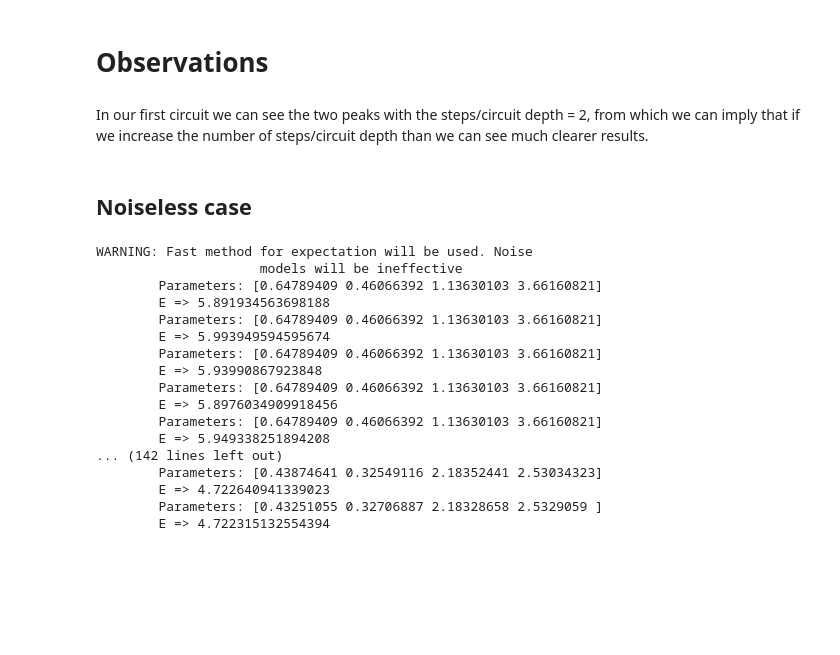
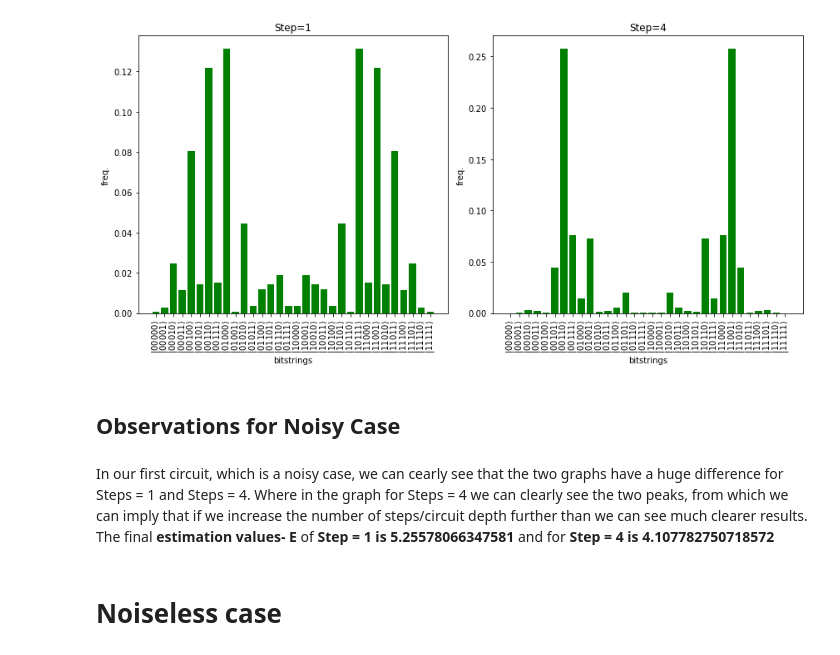
Before and after one commit to usmanmunara/QOSF_QAOA, a Jupyter notebook: qaoa.ipynb, the cells around one changed output. Cells and saved outputs as stored; diff of their text form; code cells hidden in the pictures; blank space fills up the shorter version.

Commit message:
add two steps

```diff
--- a/qaoa.ipynb
+++ b/qaoa.ipynb
@@ -22,4 +21,0 @@ nx.draw_networkx(weighted_graph, node_color=colors, node_size=600, alpha=1, ax=d
-# %%
-steps = 2
-inst = maxcut_qaoa(weighted_graph, steps=steps, connection=get_qc(f"{len(weighted_graph.nodes)}q-qvm", noisy=True)) # Noisy Case
-opt_betas, opt_gammas = inst.get_angles()
@@ -62,0 +22,18 @@ Optimal State: 00110
+# %%
+def maxcut_instance(steps, noisy=True):
+    print("noisy value is: ", noisy)
+    probs = []
+    inst = maxcut_qaoa(weighted_graph, steps=steps, connection=get_qc(f"{len(weighted_graph.nodes)}q-qvm", noisy=noisy)) # Noisy Case
+    opt_betas, opt_gammas = inst.get_angles()
+    t = np.hstack((opt_betas, opt_gammas))
+    param_prog = inst.get_parameterized_program()
+    prog = param_prog(t)
+    wf = WavefunctionSimulator().wavefunction(prog)
+    wf = wf.amplitudes
+    for state_index in range(inst.nstates):
+    #print(inst.states[state_index], np.conj(wf[state_index]) * wf[state_index])
+        probs.append(np.conj(wf[state_index]) * wf[state_index])
+    return probs
+# %%
+angles_for_step1 = maxcut_instance(1, True)
+angles_for_step4 = maxcut_instance(4, True)
@@ -63,28 +58,29 @@ Optimal State: 00110
+# %%
+def plot_subplots(probs_subplot1, probs_subplot2):
+    xticks = range(32)
+    labels = [r'$\left|{0:05b}\right>$'.format(i) for i in range(32)]
+    fig, (ax1, ax2) = plt.subplots(1, 2, figsize=(12, 6))
+    plt.subplot(1, 2, 1)
+    plt.title("Step=1")
+    plt.xlabel("bitstrings")
+    plt.ylabel("freq.")
+    plt.xticks(xticks, labels, rotation="vertical")
+    plt.bar(range(32),probs_subplot1, color="green")
+    plt.subplot(1, 2, 2)
+    plt.title("Step=4")
+    plt.xlabel("bitstrings")
+    plt.ylabel("freq.")
+    plt.xticks(xticks, labels, rotation="vertical")
+    plt.bar(range(32),probs_subplot2, color="green")
+    plt.tight_layout()
+    plt.show()
+# %%
+plot_subplots(angles_for_step1, angles_for_step4)
+# %% [output]
+[figure, added]
 # %% [markdown]
-# Observations
+## Observations for Noisy Case
 # %% [markdown]
-In our first circuit we can see the two peaks with the steps/circuit depth = 2, from which we can imply that if we increase the number of steps/circuit depth than we can see much clearer results.
+In our first circuit, which is a noisy case, we can cearly see that the two graphs have a huge difference for Steps = 1 and Steps = 4. Where in the graph for Steps = 4 we can clearly see the two peaks, from which we can imply that if we increase the number of steps/circuit depth further than we can see much clearer results. The final **estimation values- E** of **Step = 1 is 5.25578066347581** and for **Step = 4 is 4.107782750718572**
 # %% [markdown]
-## Noiseless case
+# Noiseless case
-# %%
-steps = 2 # steps or circuit depth.
-inst = maxcut_qaoa(weighted_graph, steps=steps, connection=get_qc(f"{len(weighted_graph.nodes)}q-qvm", noisy=False)) #Noiseless
-opt_betas, opt_gammas = inst.get_angles()
-# %% [output]
-WARNING: Fast method for expectation will be used. Noise
-                     models will be ineffective
-        Parameters: [0.64789409 0.46066392 1.13630103 3.66160821]
-        E => 5.891934563698188
-        Parameters: [0.64789409 0.46066392 1.13630103 3.66160821]
-        E => 5.993949594595674
-        Parameters: [0.64789409 0.46066392 1.13630103 3.66160821]
-        E => 5.93990867923848
-        Parameters: [0.64789409 0.46066392 1.13630103 3.66160821]
-        E => 5.8976034909918456
-        Parameters: [0.64789409 0.46066392 1.13630103 3.66160821]
-        E => 5.949338251894208
-... (142 lines left out)
-        Parameters: [0.43874641 0.32549116 2.18352441 2.53034323]
-        E => 4.722640941339023
-        Parameters: [0.43251055 0.32706887 2.18328658 2.5329059 ]
-        E => 4.722315132554394
```
Also changed, not shown: parts of 10 cells of this notebook.
